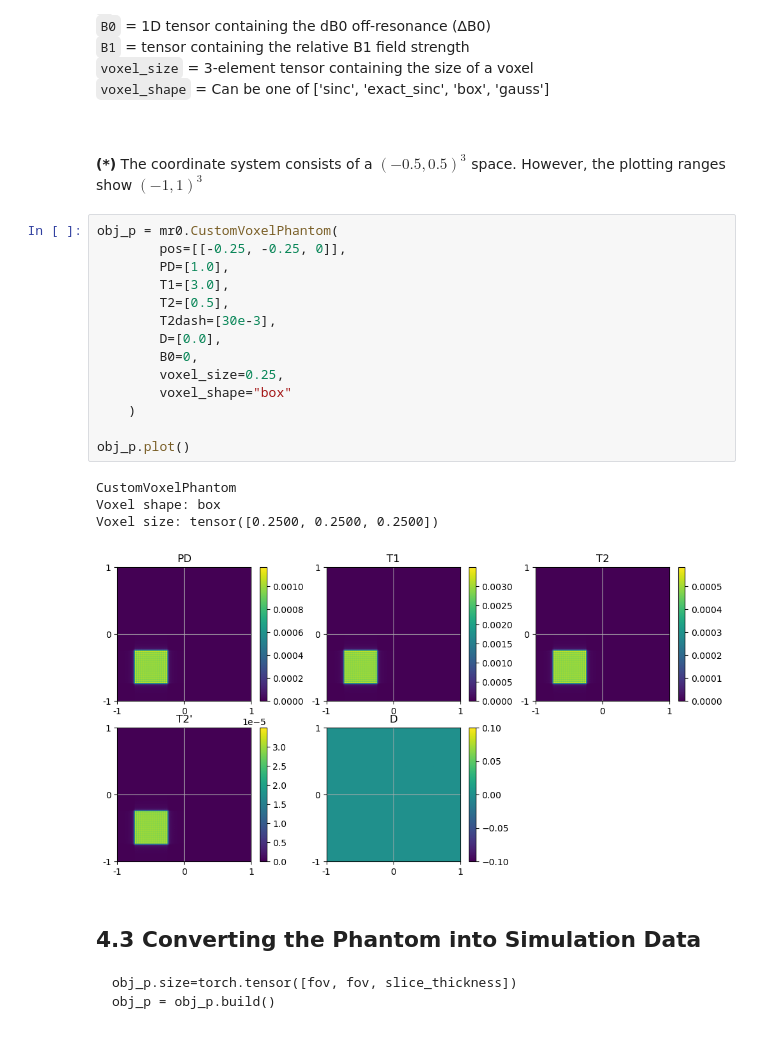
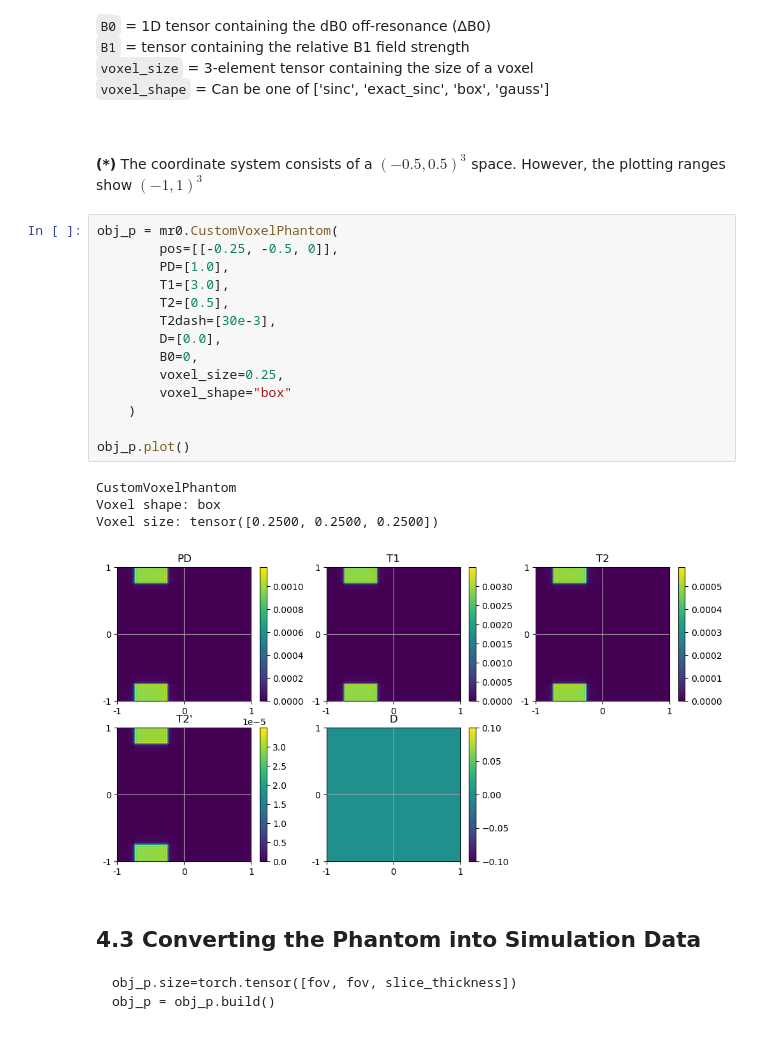
Before and after one commit to MichielMoe/NMR-PyPulseq, a Jupyter notebook: Template.ipynb, the cells around one changed output. Cells and saved outputs as stored; diff of their text form.

````diff
--- a/Template.ipynb
+++ b/Template.ipynb
@@ -327,23 +330,23 @@ obj_p = mr0.CustomVoxelPhantom(pos: list[list[float]] | Tensor,
 **(\*)** The coordinate system consists of a $(-0.5, 0.5)^3$ space. However, the plotting ranges show $(-1, 1)^3$
 # %%
 obj_p = mr0.CustomVoxelPhantom(
-        pos=[[-0.25, -0.25, 0]],
+        pos=[[-0.25, -0.5, 0]],
         PD=[1.0],
         T1=[3.0],
         T2=[0.5],
         T2dash=[30e-3],
         D=[0.0],
         B0=0,
         voxel_size=0.25,
         voxel_shape="box"
     )
 
 obj_p.plot()
 # %% [output]
 CustomVoxelPhantom
 Voxel shape: box
 Voxel size: tensor([0.2500, 0.2500, 0.2500])
-[figure, old version]
+[figure, new version]
 # %% [markdown]
 ## 4.3 Converting the Phantom into Simulation Data
 ```
````
Also changed, not shown: parts of 7 cells of this notebook, 2 other files.
